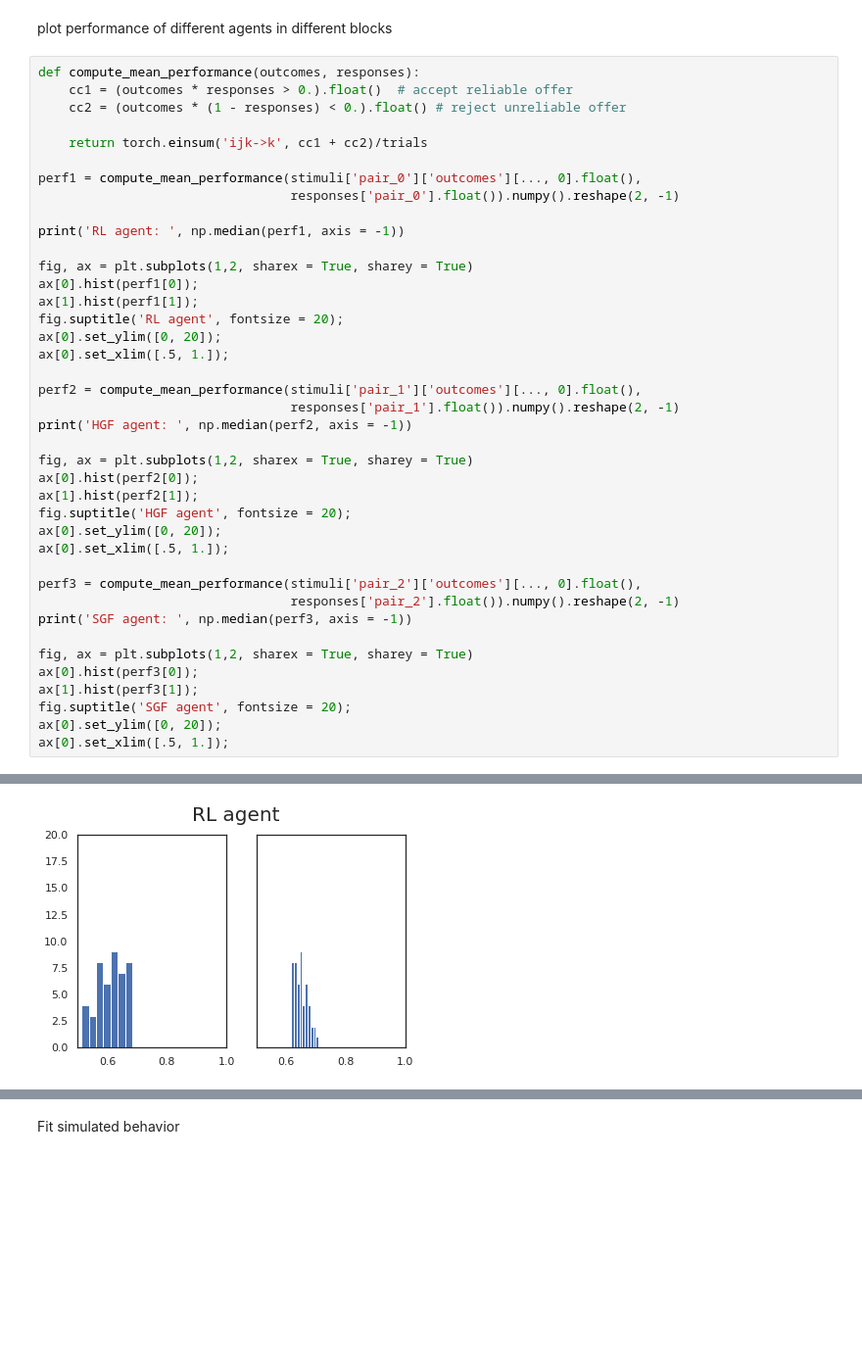
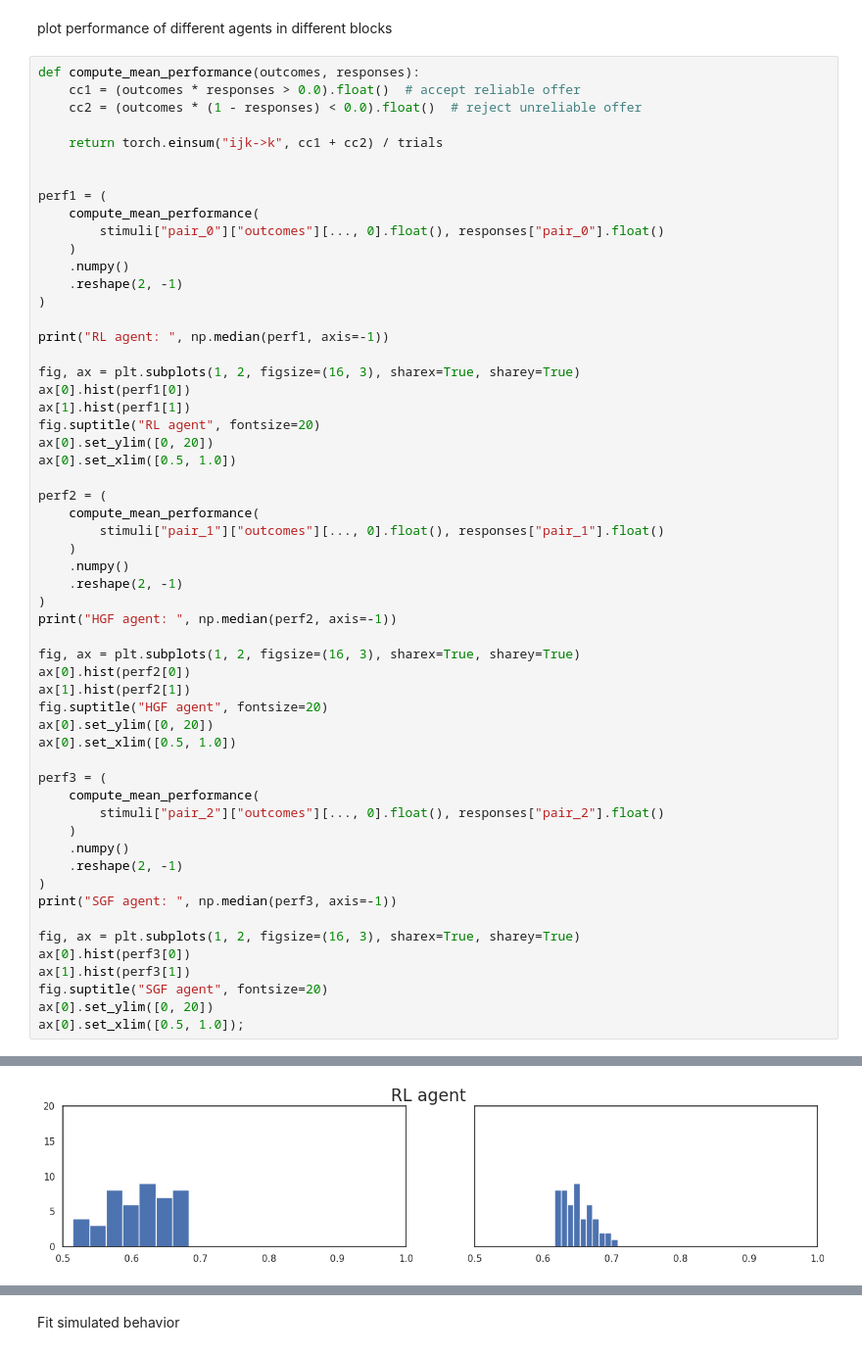
Before and after one commit to dimarkov/pybefit, a Jupyter notebook: examples/social_influence/test_inference_for_rw_hgf_sgf.ipynb, the cells around one changed output, grey strips where cells are left out. Shown at 98% size. Cells and saved outputs as stored; diff of their text form; blank space fills up the shorter version.

```diff
--- a/examples/social_influence/test_inference_for_rw_hgf_sgf.ipynb
+++ b/examples/social_influence/test_inference_for_rw_hgf_sgf.ipynb
@@ -68,46 +124,62 @@ stimuli, responses = sim.format_stimuli_and_responses()
 plot performance of different agents in different blocks
 # %%
 def compute_mean_performance(outcomes, responses):
-    cc1 = (outcomes * responses > 0.).float()  # accept reliable offer
-    cc2 = (outcomes * (1 - responses) < 0.).float() # reject unreliable offer
+    cc1 = (outcomes * responses > 0.0).float()  # accept reliable offer
+    cc2 = (outcomes * (1 - responses) < 0.0).float()  # reject unreliable offer
 
-    return torch.einsum('ijk->k', cc1 + cc2)/trials
+    return torch.einsum("ijk->k", cc1 + cc2) / trials
 
-perf1 = compute_mean_performance(stimuli['pair_0']['outcomes'][..., 0].float(),
-                                 responses['pair_0'].float()).numpy().reshape(2, -1)
 
-print('RL agent: ', np.median(perf1, axis = -1))
+perf1 = (
+    compute_mean_performance(
+        stimuli["pair_0"]["outcomes"][..., 0].float(), responses["pair_0"].float()
+    )
+    .numpy()
+    .reshape(2, -1)
+)
 
-fig, ax = plt.subplots(1,2, sharex = True, sharey = True)
-ax[0].hist(perf1[0]);
-ax[1].hist(perf1[1]);
-fig.suptitle('RL agent', fontsize = 20);
-ax[0].set_ylim([0, 20]);
-ax[0].set_xlim([.5, 1.]);
+print("RL agent: ", np.median(perf1, axis=-1))
 
-perf2 = compute_mean_performance(stimuli['pair_1']['outcomes'][..., 0].float(),
-                                 responses['pair_1'].float()).numpy().reshape(2, -1)
-print('HGF agent: ', np.median(perf2, axis = -1))
+fig, ax = plt.subplots(1, 2, figsize=(16, 3), sharex=True, sharey=True)
+ax[0].hist(perf1[0])
+ax[1].hist(perf1[1])
+fig.suptitle("RL agent", fontsize=20)
+ax[0].set_ylim([0, 20])
+ax[0].set_xlim([0.5, 1.0])
 
-fig, ax = plt.subplots(1,2, sharex = True, sharey = True)
-ax[0].hist(perf2[0]);
-ax[1].hist(perf2[1]);
-fig.suptitle('HGF agent', fontsize = 20);
-ax[0].set_ylim([0, 20]);
-ax[0].set_xlim([.5, 1.]);
+perf2 = (
+    compute_mean_performance(
+        stimuli["pair_1"]["outcomes"][..., 0].float(), responses["pair_1"].float()
+    )
+    .numpy()
+    .reshape(2, -1)
+)
+print("HGF agent: ", np.median(perf2, axis=-1))
 
-perf3 = compute_mean_performance(stimuli['pair_2']['outcomes'][..., 0].float(),
-                                 responses['pair_2'].float()).numpy().reshape(2, -1)
-print('SGF agent: ', np.median(perf3, axis = -1))
+fig, ax = plt.subplots(1, 2, figsize=(16, 3), sharex=True, sharey=True)
+ax[0].hist(perf2[0])
+ax[1].hist(perf2[1])
+fig.suptitle("HGF agent", fontsize=20)
+ax[0].set_ylim([0, 20])
+ax[0].set_xlim([0.5, 1.0])
 
-fig, ax = plt.subplots(1,2, sharex = True, sharey = True)
-ax[0].hist(perf3[0]);
-ax[1].hist(perf3[1]);
-fig.suptitle('SGF agent', fontsize = 20);
-ax[0].set_ylim([0, 20]);
-ax[0].set_xlim([.5, 1.]);
+perf3 = (
+    compute_mean_performance(
+        stimuli["pair_2"]["outcomes"][..., 0].float(), responses["pair_2"].float()
+    )
+    .numpy()
+    .reshape(2, -1)
+)
+print("SGF agent: ", np.median(perf3, axis=-1))
+
+fig, ax = plt.subplots(1, 2, figsize=(16, 3), sharex=True, sharey=True)
+ax[0].hist(perf3[0])
+ax[1].hist(perf3[1])
+fig.suptitle("SGF agent", fontsize=20)
+ax[0].set_ylim([0, 20])
+ax[0].set_xlim([0.5, 1.0]);
 # %% [output]
 RL agent:  [0.60833335 0.65      ]
 HGF agent:  [0.60833335 0.65      ]
 SGF agent:  [0.65 0.65]
-[figure, old version]
+[figure, new version]
```
Also changed, not shown: parts of 16 cells of this notebook, 1 other file.
